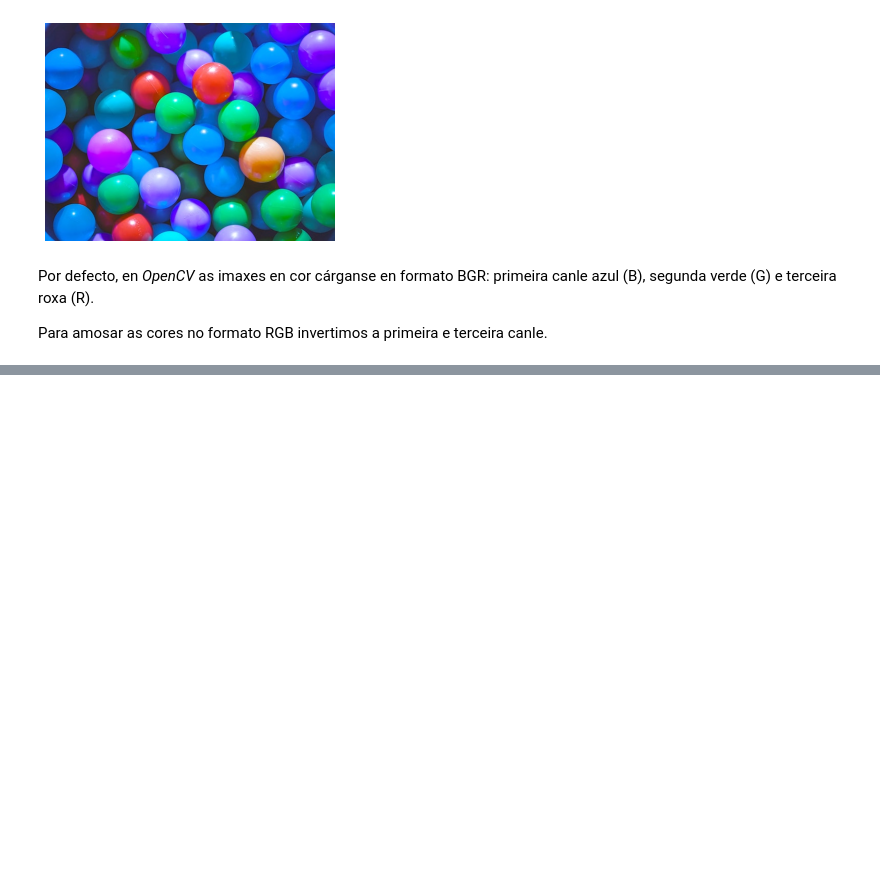
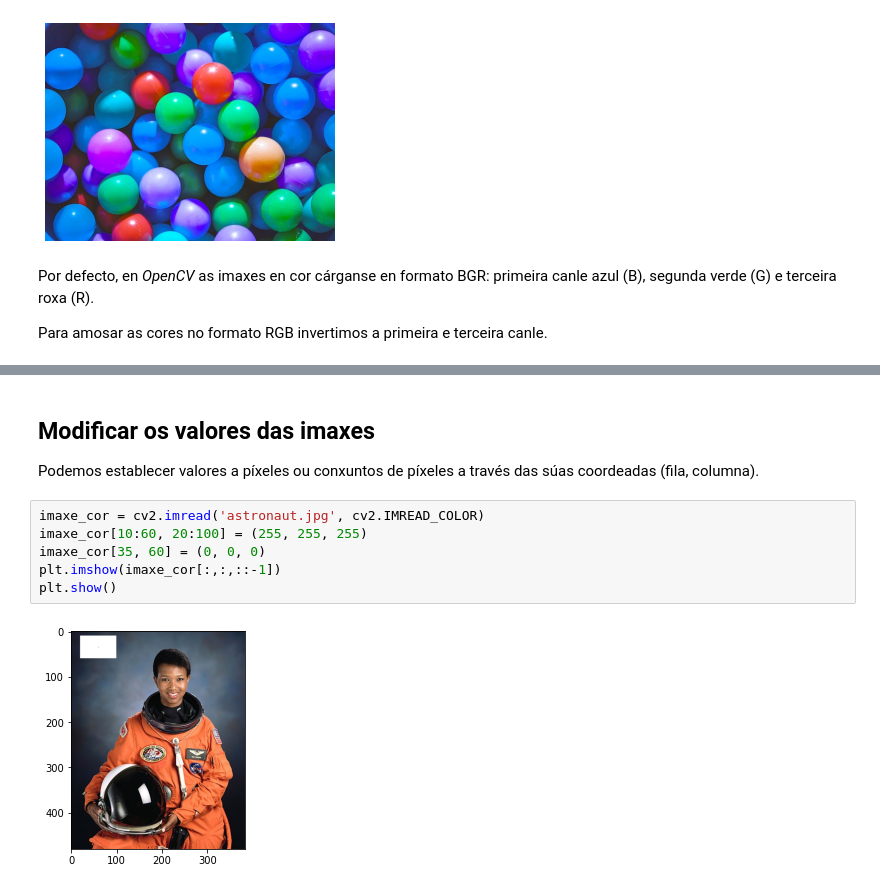
Before and after one commit to lramosg/matica_va, a Jupyter notebook: matica_outubro.ipynb, the cells around one changed output, grey strips where cells are left out. Drawn from its saved outputs; the diff is of its cells as text; blank space fills up the shorter version.

```diff
--- a/matica_outubro.ipynb
+++ b/matica_outubro.ipynb
@@ -108,0 +144,11 @@ plt.show()
+# %% [markdown]
+## Modificar os valores das imaxes
+Podemos establecer valores a píxeles ou conxuntos de píxeles a través das súas coordeadas (fila, columna).
+# %%
+imaxe_cor = cv2.imread('astronaut.jpg', cv2.IMREAD_COLOR)
+imaxe_cor[10:60, 20:100] = (255, 255, 255)
+imaxe_cor[35, 60] = (0, 0, 0)
+plt.imshow(imaxe_cor[:,:,::-1])
+plt.show()
+# %% [output]
+[figure, added]
```
Also changed, not shown: parts of 23 cells of this notebook.
